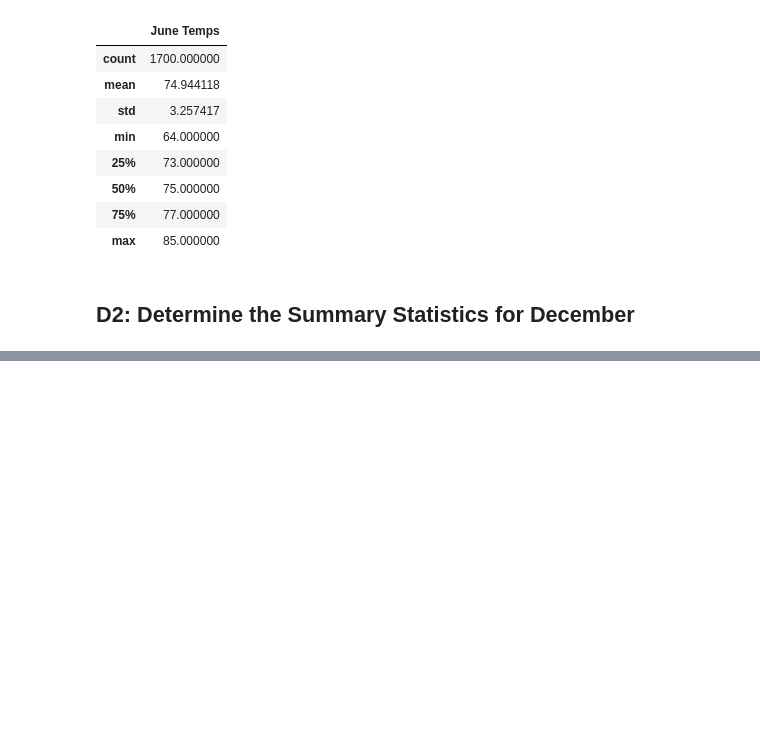
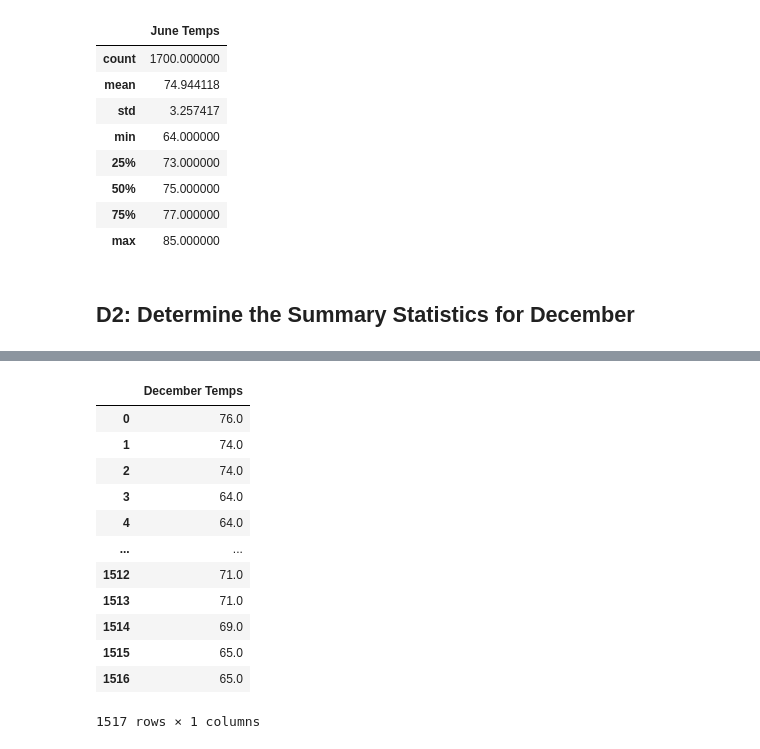
Before and after one commit to NBrown95/Surfs_up, a Jupyter notebook: SurfsUp_Challenge.ipynb, the cells around one changed output, grey strips where cells are left out. Drawn from its saved outputs; the diff is of its cells as text; code cells hidden in the pictures; blank space fills up the shorter version.

Commit message:
Repeated process for December.

```diff
--- a/SurfsUp_Challenge.ipynb
+++ b/SurfsUp_Challenge.ipynb
@@ -118,3 +118,9 @@ df.describe()
 ## D2: Determine the Summary Statistics for December
 # %%
 # 6. Write a query that filters the Measurement table to retrieve the temperatures for the month of December.
+date_str = '12'
+
+# 2. Write a query that filters the Measurement table to retrieve the temperatures for the month of June.
+Dec_Temps = session.query(Measurement.tobs).\
+filter(func.strftime('%m', Measurement.date) == date_str).all()
+Dec_Temps
@@ -121,2 +145,4 @@ df.describe()
 # %%
 # 7. Convert the December temperatures to a list.
+Dec_List = list(np.ravel(Dec_Temps))
+Dec_List
@@ -123,4 +167,20 @@ df.describe()
 # %%
 # 8. Create a DataFrame from the list of temperatures for the month of December.
+df = pd.DataFrame(Dec_List, columns=['December Temps'])
+df
+# %% [output]
+|  | December Temps |
+| 0 | 76.0 |
+| 1 | 74.0 |
+| 2 | 74.0 |
+| 3 | 64.0 |
+| 4 | 64.0 |
+| ... | ... |
+| 1512 | 71.0 |
+| 1513 | 71.0 |
+| 1514 | 69.0 |
+| 1515 | 65.0 |
+| 1516 | 65.0 |
+1517 rows × 1 columns
 # %%
 # 9. Calculate and print out the summary statistics for the Decemeber temperature DataFrame.
```
Also changed, not shown: parts of 3 cells of this notebook.
